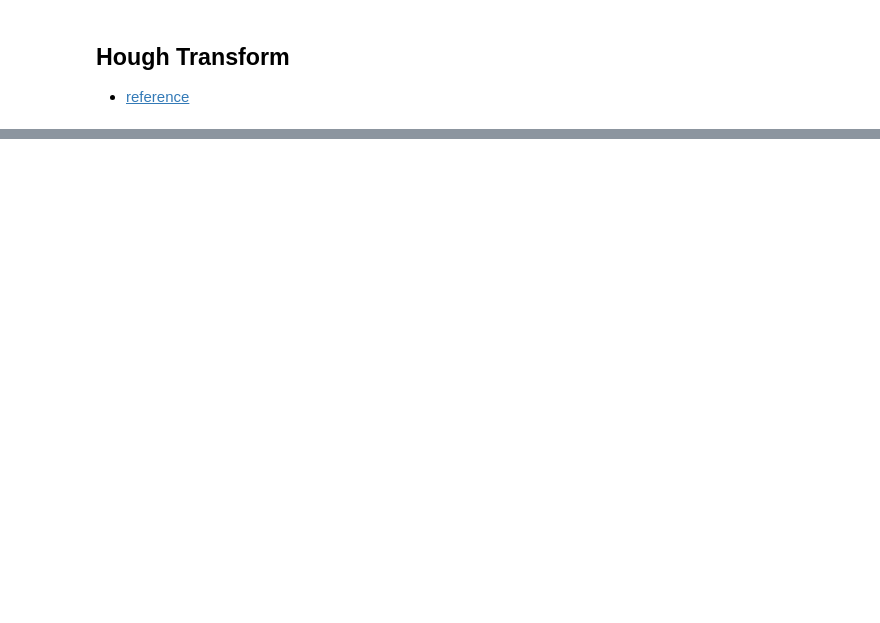
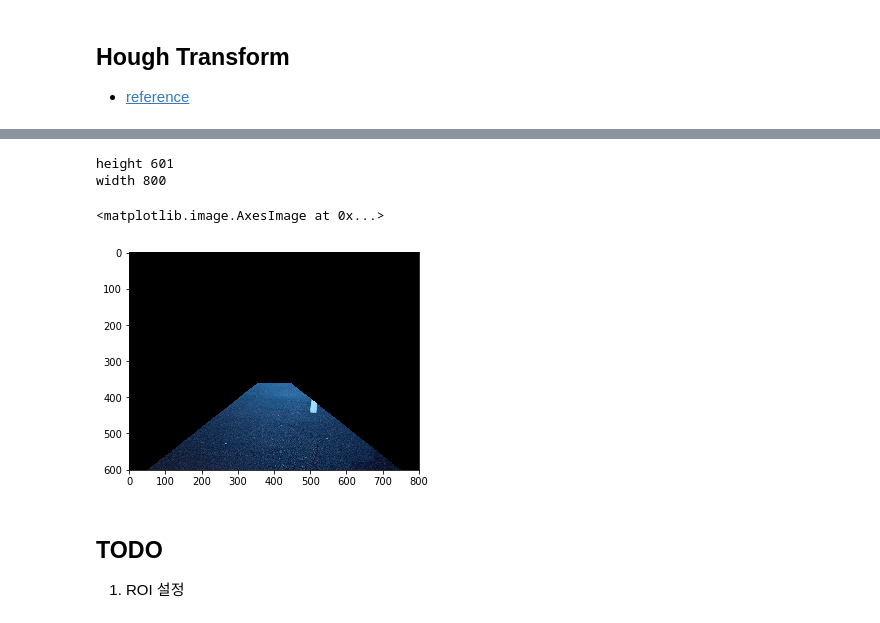
Before and after one commit to limaries30/AutoParking, a Jupyter notebook: cannyEdge.ipynb, the cells around one changed output, grey strips where cells are left out. Drawn from its saved outputs; the diff is of its cells as text; code cells hidden in the pictures; blank space fills up the shorter version.

```diff
--- a/cannyEdge.ipynb
+++ b/cannyEdge.ipynb
@@ -76,0 +125,19 @@ plt.imshow(result)
+# %%
+test_img = imgs[3]
+height,width,_ = test_img.shape
+print('height',height)
+print('width',width)
+vertices = np.array([[(50,height),(width/2-45, height/2+60), (width/2+45, height/2+60), (width-50,height)]], dtype=np.int32)
+# %% [output]
+height 601
+width 800
+# %%
+roi = region_of_interest(test_img,vertices)
+plt.imshow(roi)
+# %% [output]
+<matplotlib.image.AxesImage at 0x...>
+[figure, added]
+# %% [markdown]
+## TODO
+
+1. ROI 설정
```
Also changed, not shown: parts of 8 cells of this notebook, 9 other files.
